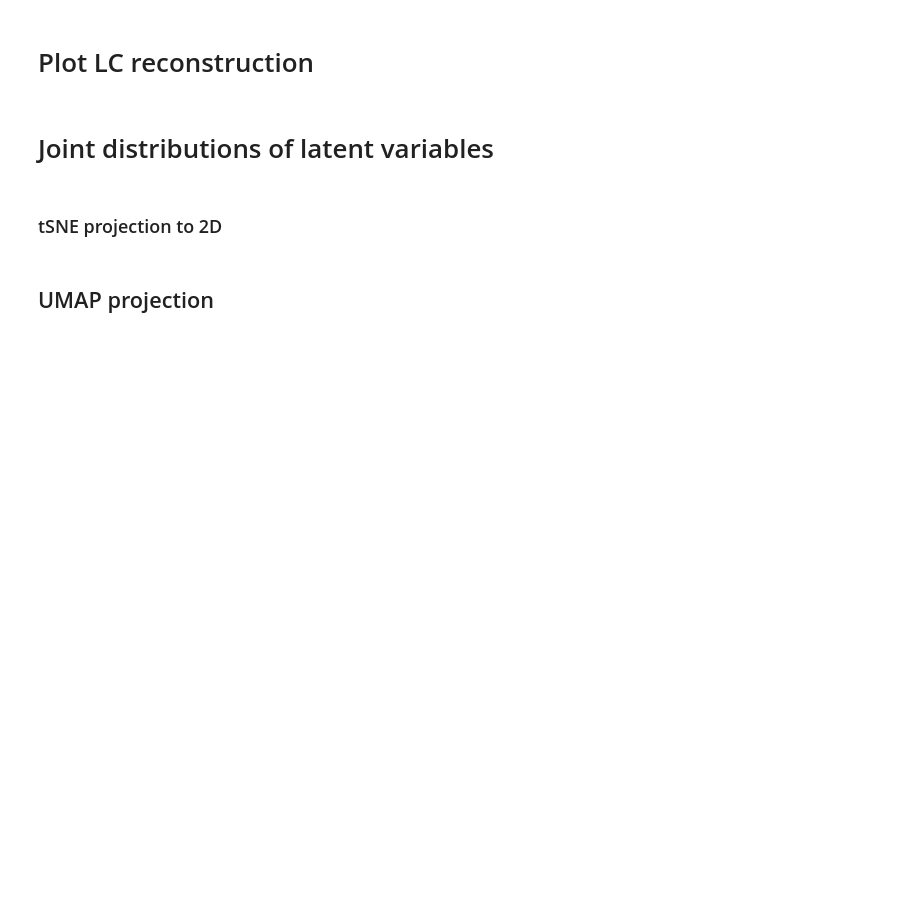
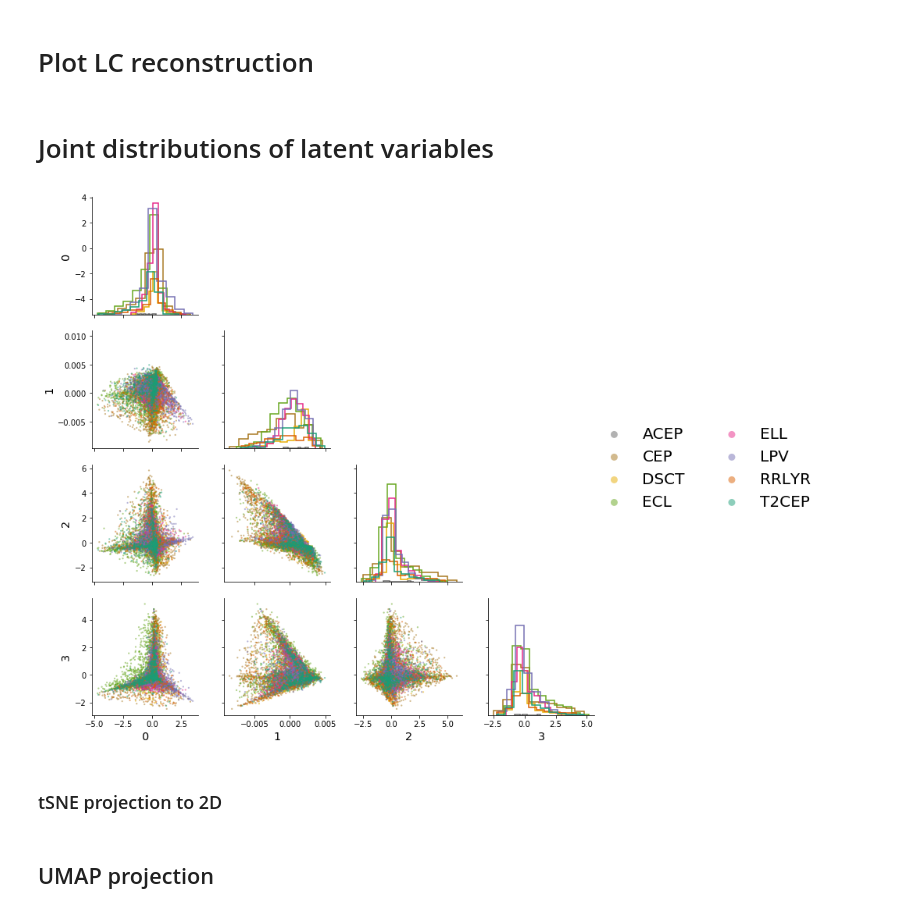
Before and after one commit to jorgemarpa/PELS-VAE, a Jupyter notebook: notebooks/gaia_errors.ipynb, the cells around one changed output. Drawn from its saved outputs; the diff is of its cells as text; code cells hidden in the pictures; blank space fills up the shorter version.

```diff
--- a/notebooks/gaia_errors.ipynb
+++ b/notebooks/gaia_errors.ipynb
@@ -130,23 +146,25 @@ mu.shape, std.shape, test_meta.shape, test_lcs.shape
 # %%
 g = sb.PairGrid(mu,
                 hue='class', hue_order=sorted(set(mu.loc[:,'class'].values)),
-               corner=False, despine=True, palette='Dark2_r')
+                despine=True, palette='Dark2_r')
 g = g.map_diag(plt.hist, histtype='step', lw=1.5)
 g = g.map_offdiag(plt.scatter, marker='.', s=20, alpha=.5, edgecolors='none')
 for i, j in zip(*np.triu_indices_from(g.axes, 1)):
     g.axes[i, j].set_visible(False)
-g = g.add_legend(loc='upper center', fontsize=20, title='',
+g = g.add_legend(fontsize=20, title='',
                  markerscale=4, ncol=2)
 for ax in g.axes.flat:
     # This only works for the left ylabels
     ax.set_ylabel(ax.get_ylabel(), fontsize='x-large')
     ax.set_xlabel(ax.get_xlabel(), fontsize='x-large')
 
 if save_plots:
     plt.savefig('%s/imgs/z_pairplot_%s.pdf' % (path,ID),
             format='pdf', bbox_inches='tight')
 
 plt.show()
+# %% [output]
+[figure, added]
 # %% [markdown]
 ### tSNE projection to 2D
 # %%
```
Also changed, not shown: parts of 11 cells of this notebook.
